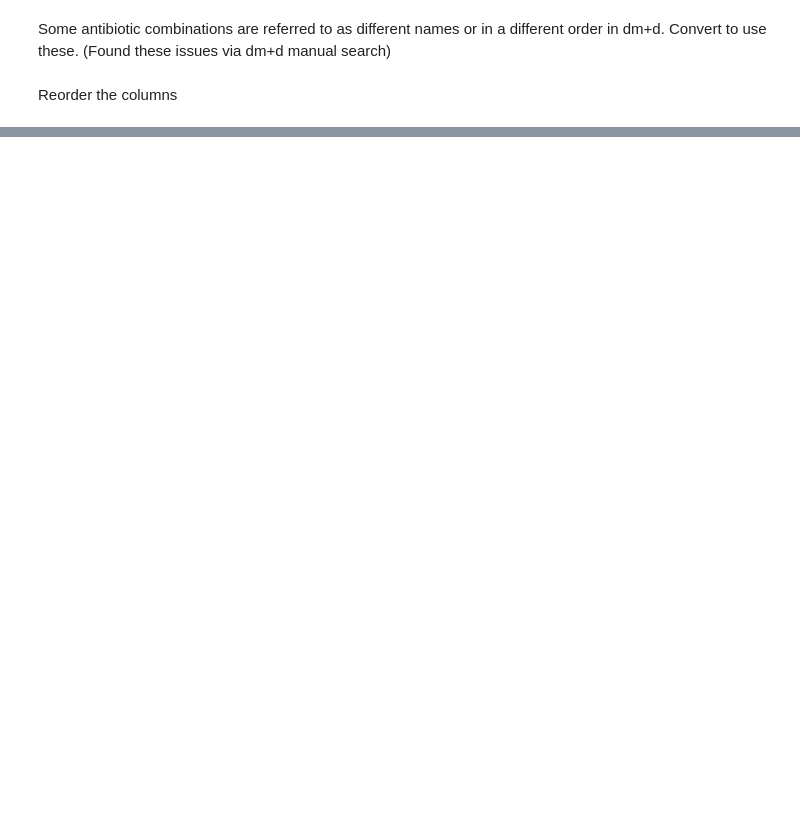
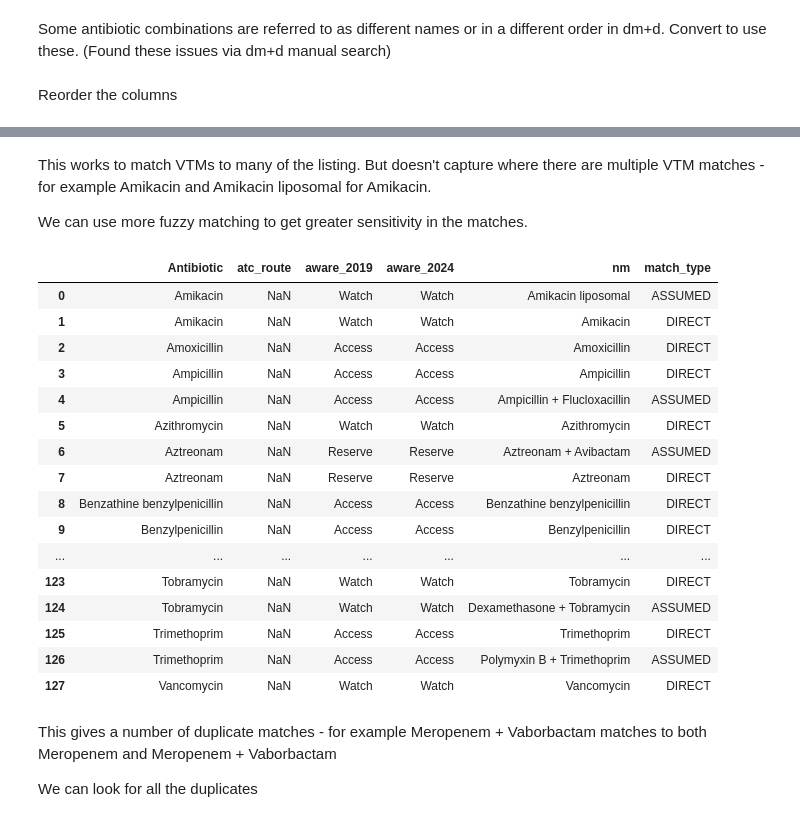
Before and after one commit to chrisjwood16/AWaRe_to_dmd, a Jupyter notebook: notebooks/AWaRe to dm+d.ipynb, the cells around one changed output, grey strips where cells are left out. Saved outputs shown, nothing was run; the diff lists cells and outputs as text; code cells hidden in the pictures; blank space fills up the shorter version.

```diff
--- a/notebooks/AWaRe to dm+d.ipynb
+++ b/notebooks/AWaRe to dm+d.ipynb
@@ -383,0 +247,53 @@ df_combined.to_csv('AWaRe_VMPs.csv')
+# %% [markdown]
+This works to match VTMs to many of the listing. But doesn't capture where there are multiple VTM matches - for example Amikacin and Amikacin liposomal for Amikacin.
+
+We can use more fuzzy matching to get greater sensitivity in the matches.
+# %%
+sql = f"""
+  SELECT
+    aware.Antibiotic,
+    aware.atc_route,
+    aware.aware_2019,
+    aware.aware_2024,
+    vtm.nm,
+    CASE
+      WHEN aware.Antibiotic = vtm.nm THEN 'DIRECT'
+      ELSE 'ASSUMED'
+    END AS match_type
+  FROM `ebmdatalab.chris.aware_list` aware
+  LEFT JOIN `ebmdatalab.dmd.vtm` vtm
+    ON vtm.nm LIKE CONCAT('%', aware.Antibiotic, '%')
+  WHERE vtm.invalid IS NOT TRUE
+  ORDER BY Antibiotic ASC
+"""
+
+# Define the CSV path for caching the results.
+csv_path = os.path.join('..', 'data', 'vtm_fuzzy_match.csv')
+
+# Use the cached_read function from the bq library to run the query.
+vtm_fuzzy_match = bq.cached_read(sql, csv_path=csv_path)
+
+with pd.option_context('display.max_rows', None):
+    display(vtm_fuzzy_match)
+# %% [output]
+|  | Antibiotic | atc_route | aware_2019 | aware_2024 | nm | match_type |
+| 0 | Amikacin | NaN | Watch | Watch | Amikacin liposomal | ASSUMED |
+| 1 | Amikacin | NaN | Watch | Watch | Amikacin | DIRECT |
+| 2 | Amoxicillin | NaN | Access | Access | Amoxicillin | DIRECT |
+| 3 | Ampicillin | NaN | Access | Access | Ampicillin | DIRECT |
+| 4 | Ampicillin | NaN | Access | Access | Ampicillin + Flucloxacillin | ASSUMED |
+| 5 | Azithromycin | NaN | Watch | Watch | Azithromycin | DIRECT |
+| 6 | Aztreonam | NaN | Reserve | Reserve | Aztreonam + Avibactam | ASSUMED |
+| 7 | Aztreonam | NaN | Reserve | Reserve | Aztreonam | DIRECT |
+| 8 | Benzathine benzylpenicillin | NaN | Access | Access | Benzathine benzylpenicillin | DIRECT |
+| 9 | Benzylpenicillin | NaN | Access | Access | Benzylpenicillin | DIRECT |
+| ... | ... | ... | ... | ... | ... | ... |
+| 123 | Tobramycin | NaN | Watch | Watch | Tobramycin | DIRECT |
+| 124 | Tobramycin | NaN | Watch | Watch | Dexamethasone + Tobramycin | ASSUMED |
+| 125 | Trimethoprim | NaN | Access | Access | Trimethoprim | DIRECT |
+| 126 | Trimethoprim | NaN | Access | Access | Polymyxin B + Trimethoprim | ASSUMED |
+| 127 | Vancomycin | NaN | Watch | Watch | Vancomycin | DIRECT |
+# %% [markdown]
+This gives a number of duplicate matches - for example Meropenem + Vaborbactam matches to both Meropenem and Meropenem + Vaborbactam
+
+We can look for all the duplicates
```
Also changed, not shown: parts of 56 cells of this notebook, 4 other files.
